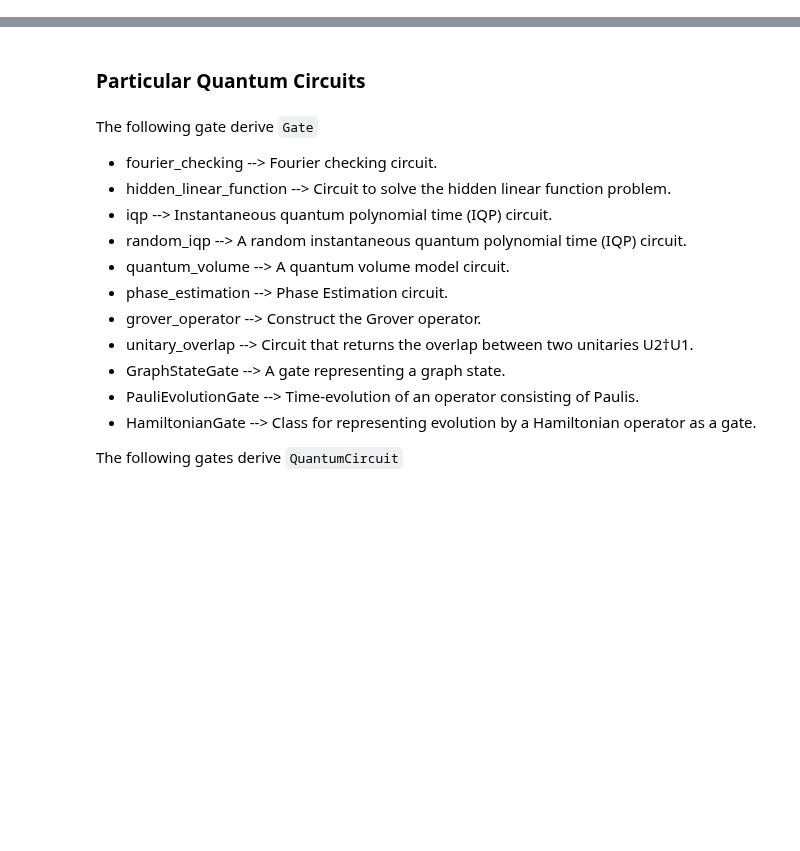
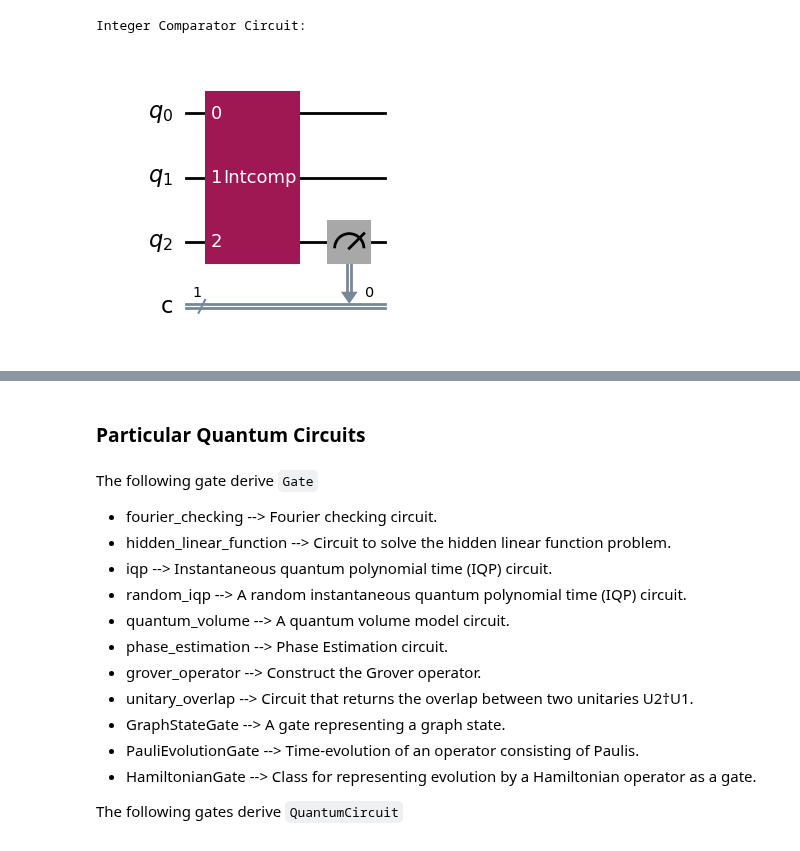
Before and after one commit to kibrahim757/qiskit_certification_examples, a Jupyter notebook: Section_1_Perform_Quantum_Operations/2_2_Advanced_Circuits.ipynb, the cells around one changed output, grey strips where cells are left out. Drawn from its saved outputs; the diff is of its cells as text; code cells hidden in the pictures; blank space fills up the shorter version.

Commit message:
updated advanced circuits

```diff
--- a/Section_1_Perform_Quantum_Operations/2_2_Advanced_Circuits.ipynb
+++ b/Section_1_Perform_Quantum_Operations/2_2_Advanced_Circuits.ipynb
@@ -56 +29,16 @@ While a standard adder computes `a + b`, many applications require the calculati
+# %%
+from qiskit.circuit.library import IntegerComparatorGate
+from qiskit import QuantumCircuit
+
+# Example 1: Integer Comparator
+# Compare if a 2-qubit number (0-3) is < 3
+qc = QuantumCircuit(3, 1)
+qc.append(IntegerComparatorGate(2, 3, geq=False), range(3))
+#Result is stored in the third qubit (flips if condition is true)
+qc.measure(2,0)
+print("Integer Comparator Circuit:")
+qc.draw('mpl')
+# %% [output]
+Integer Comparator Circuit:
+[figure, added]
 # %%
```
Also changed, not shown: parts of 9 cells of this notebook.
